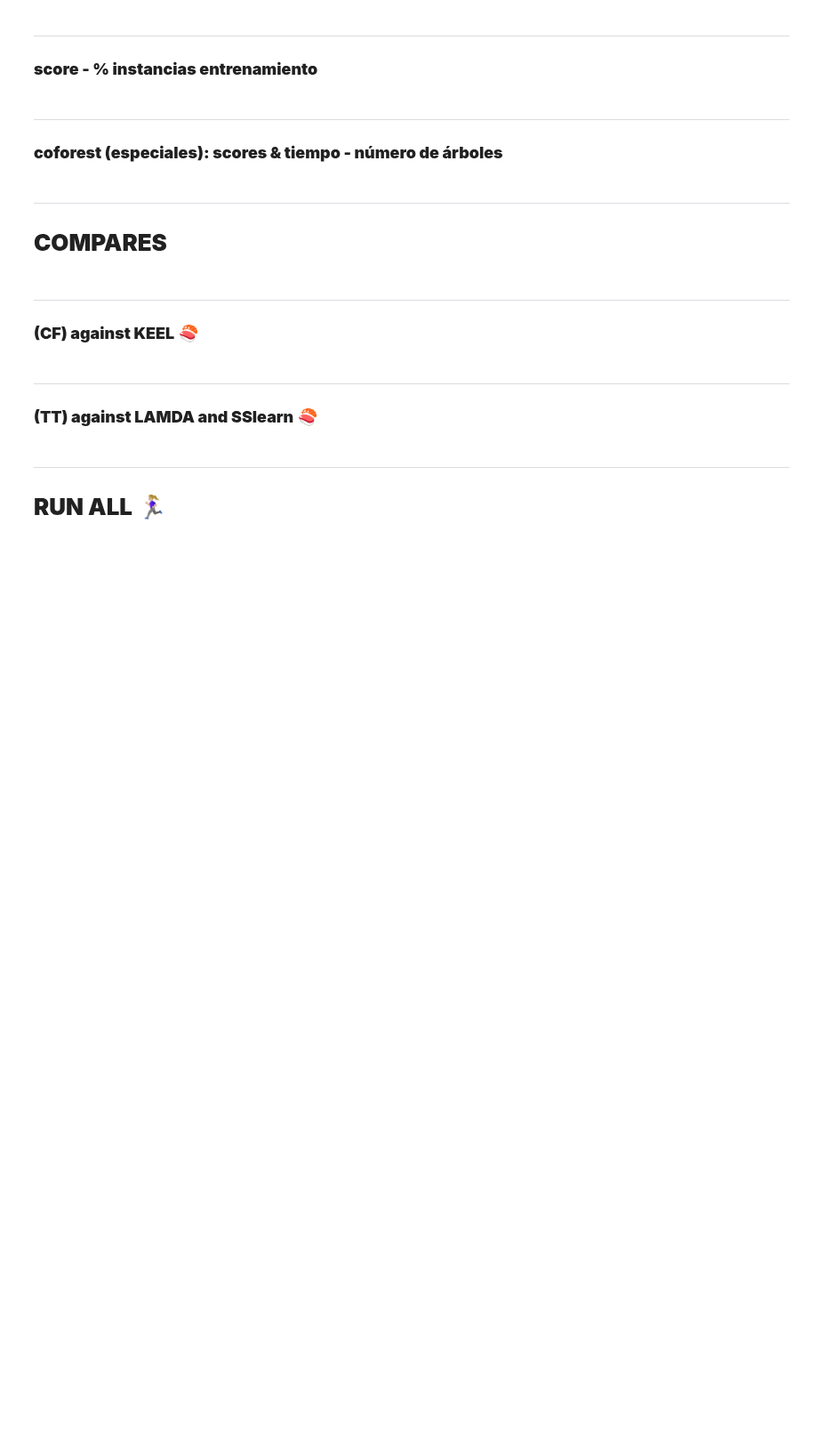
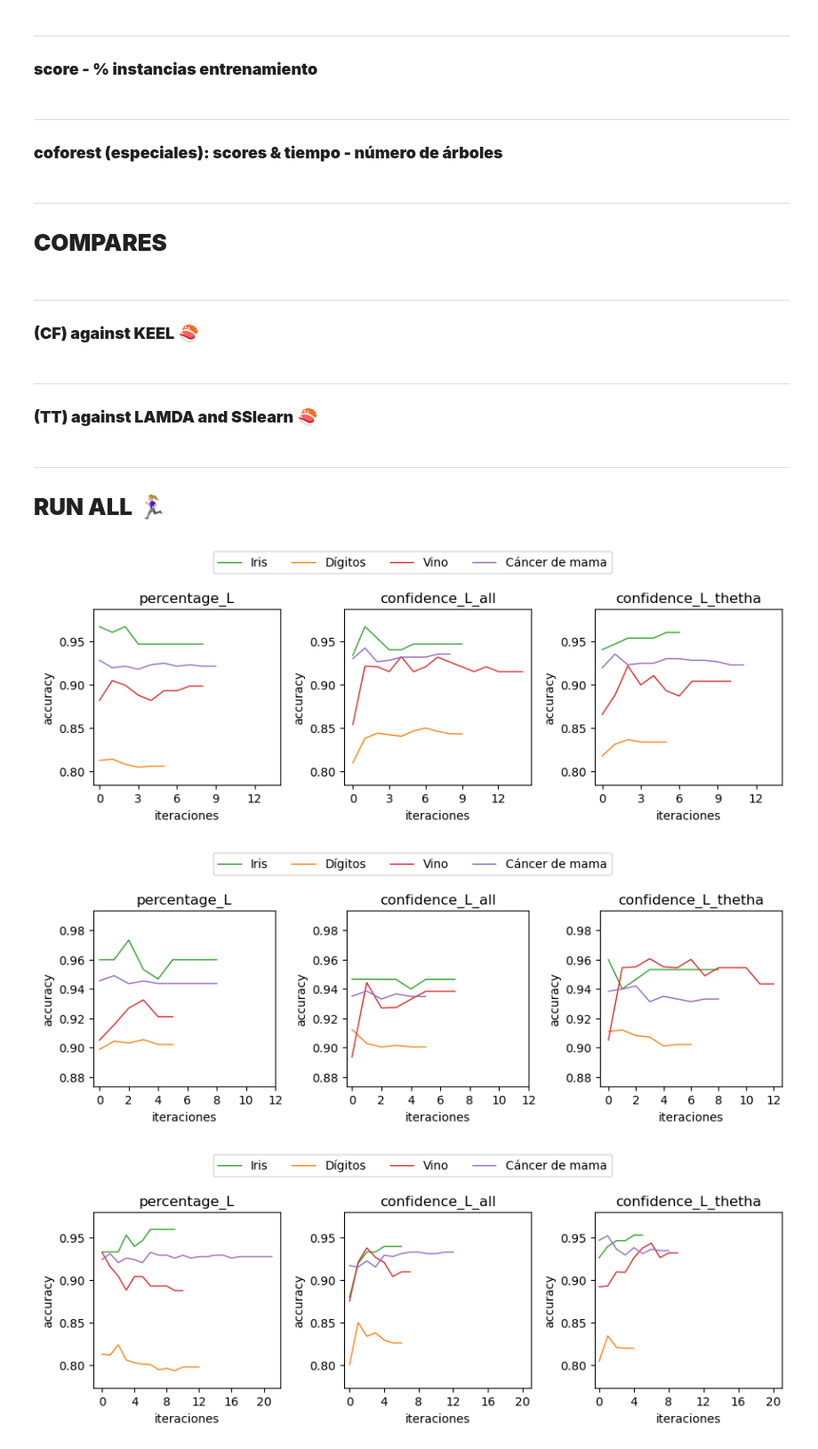
Before and after one commit to phf1001/semisupervised-learning-in-cibersecurity, a Jupyter notebook: src/models/notebooks/algorithms-graphs-generator.ipynb, the cells around one changed output. Shown at 89% size. Cells and saved outputs as stored; diff of their text form; code cells hidden in the pictures; blank space fills up the shorter version.

Commit message:
[S18] src: graphs changing random seeds

```diff
--- a/src/models/notebooks/algorithms-graphs-generator.ipynb
+++ b/src/models/notebooks/algorithms-graphs-generator.ipynb
@@ -823,9 +823,13 @@ def graph_init_w_compare(available, algorithm='CF', n_trees=6, rd_number=10):
 # %%
 available = [(load_iris(return_X_y=True), 'Iris', 'B', '#2ca02c'),
                 (load_digits(return_X_y=True), 'Dígitos', 'C', '#ff7f0e'),
                 (load_wine(return_X_y=True), 'Vino', 'D', '#d62728'),
                 (load_breast_cancer(return_X_y=True), 'Cáncer de mama', 'E', '#9467bd')]
 
-# for f in [10, 19, 13, 6, 2]:
-#     graph_init_w_compare(available, 'CF', n_trees=6, rd_number=f)
-#     graph_init_w_compare(available, 'CF', n_trees=20, rd_number=f)
+for f in [10, 19, 13, 6, 2]:
+    graph_init_w_compare(available, 'CF', n_trees=6, rd_number=f)
+    graph_init_w_compare(available, 'CF', n_trees=20, rd_number=f)
+# %% [output]
+[figure, added]
+[figure, added]
+[figure, added]
```
Also changed, not shown: parts of 1 cell of this notebook.
